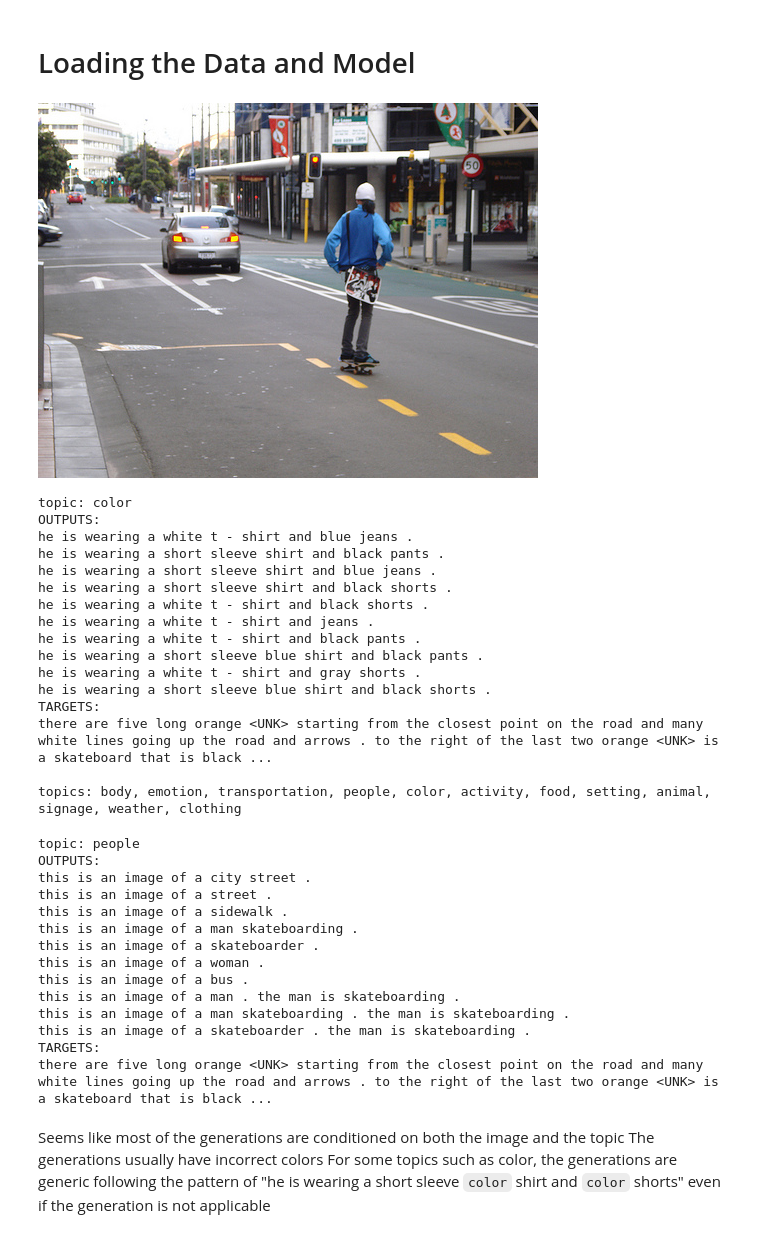
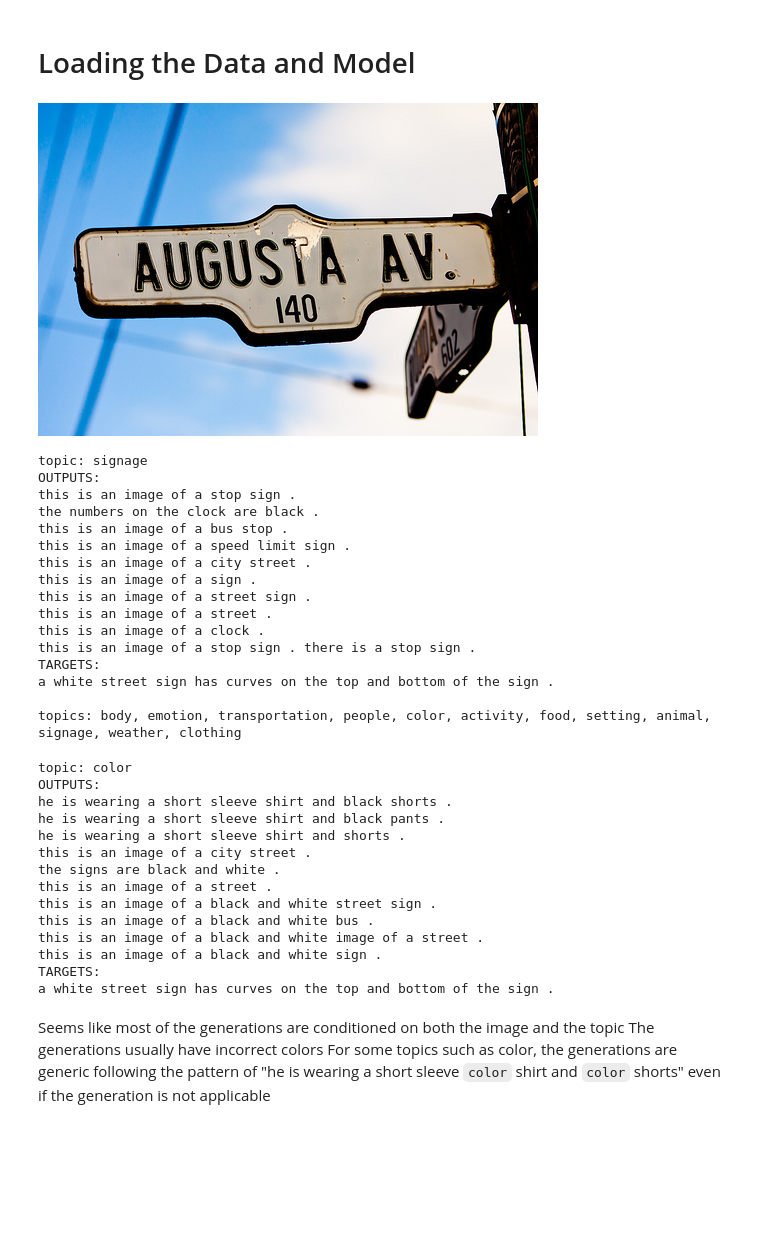
Before and after one commit to Andrew03/Controllable-Image-Captioning, a Jupyter notebook: Demo Generation.ipynb, the cells around one changed output. Drawn from its saved outputs; the diff is of its cells as text; code cells hidden in the pictures; blank space fills up the shorter version.

```diff
--- a/Demo Generation.ipynb
+++ b/Demo Generation.ipynb
@@ -65,56 +65,61 @@ train_iter, val_iter, test_iter = iter(data_loaders['train']), iter(data_loaders
 # %%
 from run import run
 from IPython.display import display
 from IPython.display import Image as DisplayImage
 import random
 
 target_topic = None
 
 if target_topic is not None:
-    target = torch.LongTensor([vocabs['topic_vocab'](topic)])
-data = next(val_iter)
+    target = torch.LongTensor([vocabs['topic_vocab'](target_topic)])
+    data = next(val_iter)
+    while(not data['topics'].equals(target)):
+        data = next(val_iter)
+else:
+    data = next(val_iter)
+
 image_id = data['image_ids'][0]
 display(DisplayImage(paragraphs_json[image_ids[image_id]]['url']))
 run(model, data, vocabs, device)
 print("")
 print("topics: " + ", ".join([x for x in topic_set]))
 # %% [output]
-[figure, old version]
+[figure, new version]
-topic: color
+topic: signage
 OUTPUTS:
-he is wearing a white t - shirt and blue jeans .
-he is wearing a short sleeve shirt and black pants .
-he is wearing a short sleeve shirt and blue jeans .
-he is wearing a short sleeve shirt and black shorts .
-he is wearing a white t - shirt and black shorts .
-he is wearing a white t - shirt and jeans .
-he is wearing a white t - shirt and black pants .
-he is wearing a short sleeve blue shirt and black pants .
-he is wearing a white t - shirt and gray shorts .
-he is wearing a short sleeve blue shirt and black shorts .
+this is an image of a stop sign .
+the numbers on the clock are black .
+this is an image of a bus stop .
+this is an image of a speed limit sign .
+this is an image of a city street .
+this is an image of a sign .
+this is an image of a street sign .
+this is an image of a street .
+this is an image of a clock .
+this is an image of a stop sign . there is a stop sign .
 TARGETS:
-there are five long orange <UNK> starting from the closest point on the road and many white lines going up the road and arrows . to the right of the last two orange <UNK> is a skateboard that is black ...
+a white street sign has curves on the top and bottom of the sign .
 
 topics: body, emotion, transportation, people, color, activity, food, setting, animal, signage, weather, clothing
 # %%
-topic = "people"
+topic = "color"
 data['topics'] = torch.LongTensor([vocabs['topic_vocab'](topic)])
 run(model, data, vocabs, device)
 # %% [output]
-topic: people
+topic: color
 OUTPUTS:
+he is wearing a short sleeve shirt and black shorts .
+he is wearing a short sleeve shirt and black pants .
+he is wearing a short sleeve shirt and shorts .
 this is an image of a city street .
+the signs are black and white .
 this is an image of a street .
-this is an image of a sidewalk .
-this is an image of a man skateboarding .
-this is an image of a skateboarder .
-this is an image of a woman .
-this is an image of a bus .
-this is an image of a man . the man is skateboarding .
-this is an image of a man skateboarding . the man is skateboarding .
-this is an image of a skateboarder . the man is skateboarding .
+this is an image of a black and white street sign .
+this is an image of a black and white bus .
+this is an image of a black and white image of a street .
+this is an image of a black and white sign .
 TARGETS:
-there are five long orange <UNK> starting from the closest point on the road and many white lines going up the road and arrows . to the right of the last two orange <UNK> is a skateboard that is black ...
+a white street sign has curves on the top and bottom of the sign .
 # %% [markdown]
 Seems like most of the generations are conditioned on both the image and the topic
 The generations usually have incorrect colors
```
Also changed, not shown: 5 other files.
